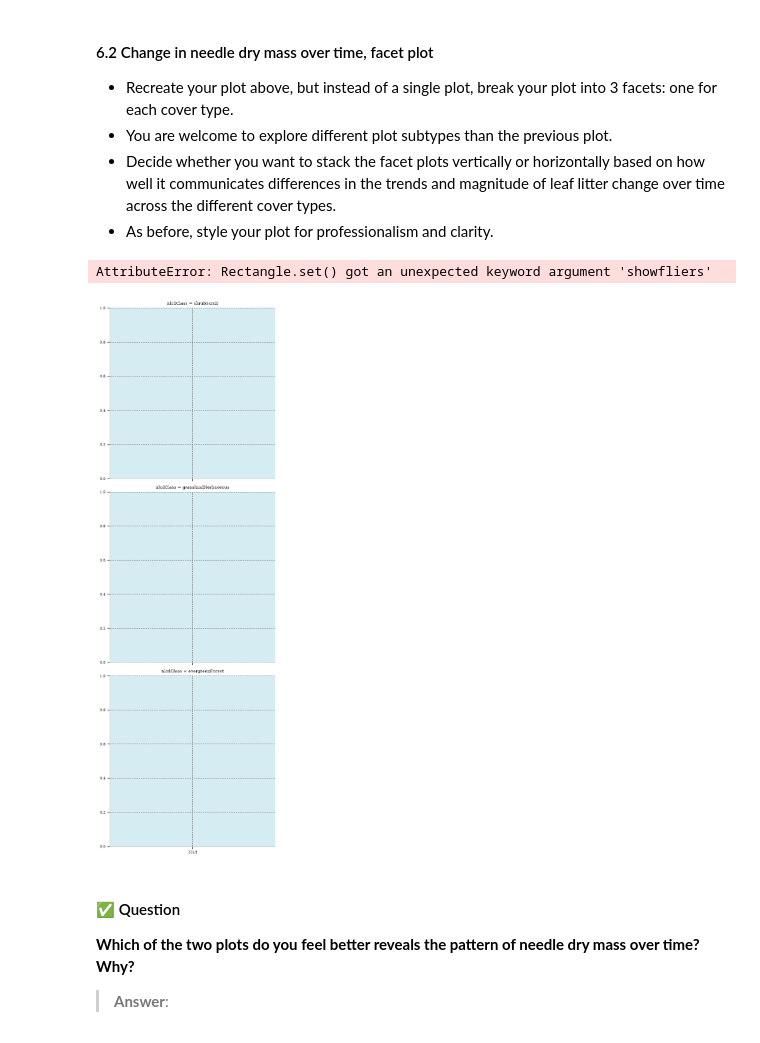
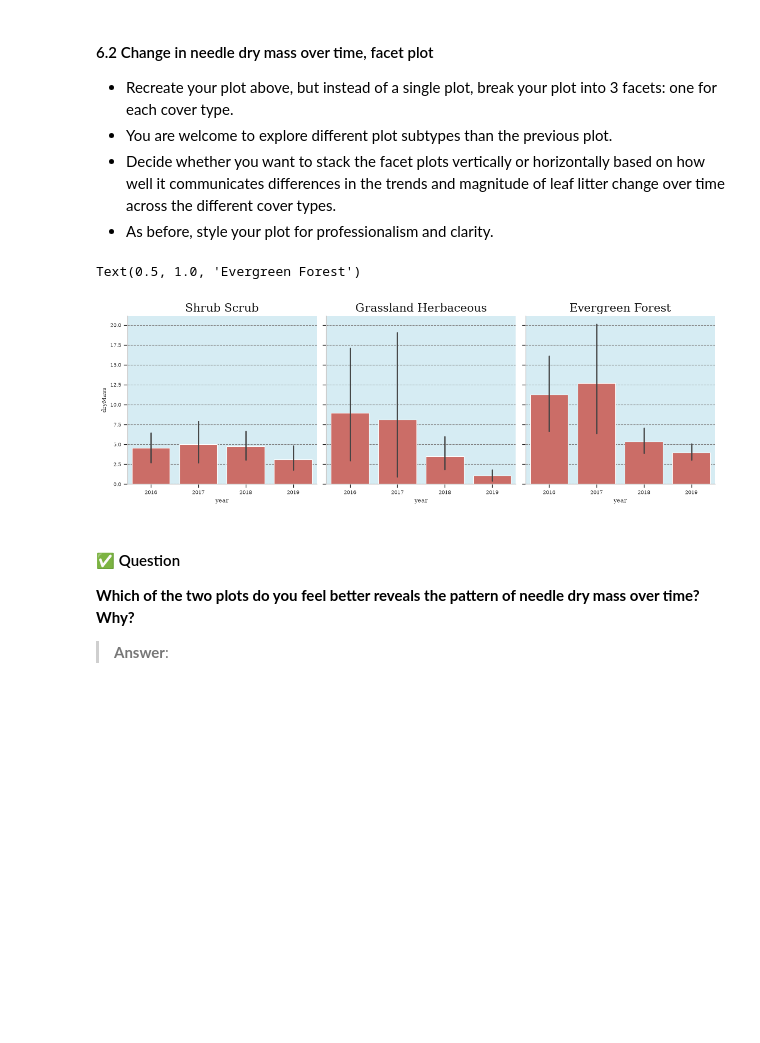
Before and after one commit to Sophiacyt/ENV700, a Jupyter notebook: Assignments/st570_A5-DataVisualization.ipynb, the cells around one changed output. Drawn from its saved outputs; the diff is of its cells as text; code cells hidden in the pictures; blank space fills up the shorter version.

Commit message:
plot 5

```diff
--- a/Assignments/st570_A5-DataVisualization.ipynb
+++ b/Assignments/st570_A5-DataVisualization.ipynb
@@ -261,17 +255,20 @@ sns.move_legend(g4, loc = 'upper right', bbox_to_anchor = (1.03,0.985), title='N
 # %%
 # 6.2 Plot the dry mass of needles over time, faceted by NLCD cover type
 g5 = sns.catplot(
     data = needle_litter,
     x = 'year',
     y = 'dryMass',
     kind = 'bar',
-    row = 'nlcdClass',
-    sharey=False,
-    showfliers = False
+    col = 'nlcdClass',
+    height = 4
 )
+
+g5.axes[0,0].set_title('Shrub Scrub', fontsize = 16)
+g5.axes[0,1].set_title('Grassland Herbaceous', fontsize = 16)
+g5.axes[0,2].set_title('Evergreen Forest', fontsize = 16)
 # %% [output]
-AttributeError: Rectangle.set() got an unexpected keyword argument 'showfliers'
+Text(0.5, 1.0, 'Evergreen Forest')
-[figure, old version]
+[figure, new version]
 # %% [markdown]
 #### ✅ Question
 **Which of the two plots do you feel better reveals the pattern of needle dry mass over time? Why?**
```
Also changed, not shown: parts of 2 cells of this notebook.
